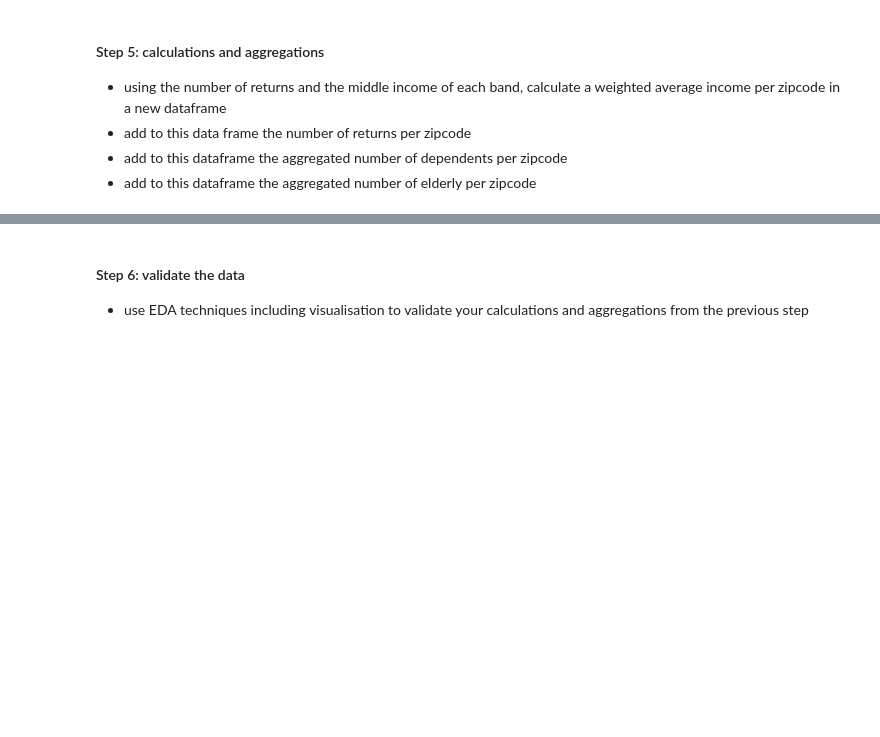
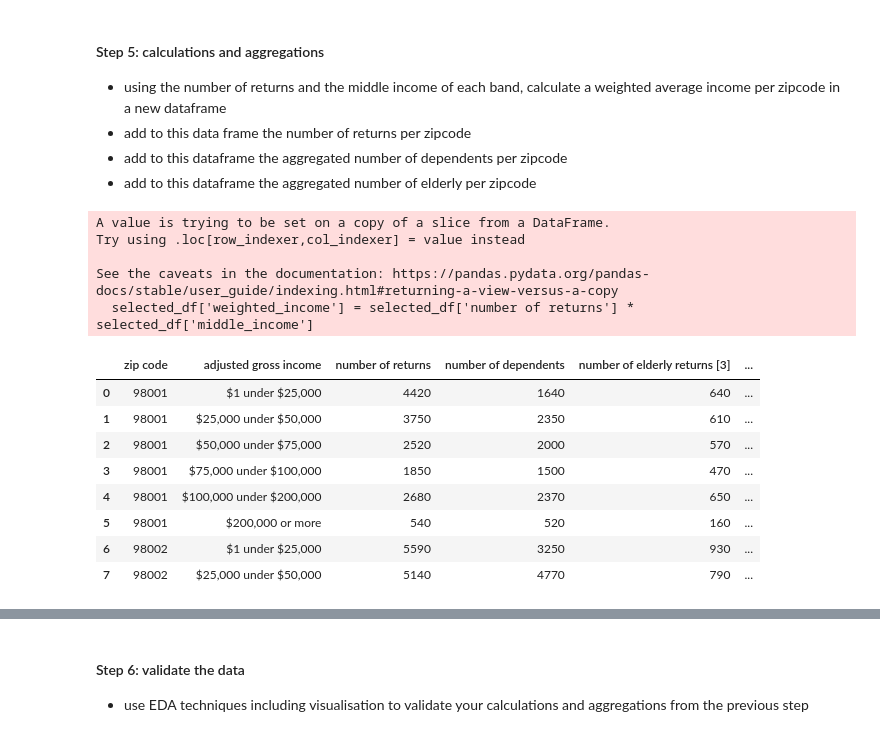
Before and after one commit to rahmxd/my_da_repo, a Jupyter notebook: Week 9 Project/D5_data_wrangling_income.ipynb, the cells around one changed output, grey strips where cells are left out. Cells and saved outputs as stored; diff of their text form; code cells hidden in the pictures; blank space fills up the shorter version.

```diff
--- a/Week 9 Project/D5_data_wrangling_income.ipynb
+++ b/Week 9 Project/D5_data_wrangling_income.ipynb
@@ -209,3 +209,23 @@ See the caveats in the documentation: https://pandas.pydata.org/pandas-docs/stab
 - add to this data frame the number of returns per zipcode
 - add to this dataframe the aggregated number of dependents per zipcode
 - add to this dataframe the aggregated number of elderly per zipcode
+# %%
+
+selected_df['weighted_income'] = selected_df['number of returns'] * selected_df['middle_income']
+
+selected_df.head(8)
+# %% [output]
+A value is trying to be set on a copy of a slice from a DataFrame.
+Try using .loc[row_indexer,col_indexer] = value instead
+
+See the caveats in the documentation: https://pandas.pydata.org/pandas-docs/stable/user_guide/indexing.html#returning-a-view-versus-a-copy
+  selected_df['weighted_income'] = selected_df['number of returns'] * selected_df['middle_income']
+|  | zip code | adjusted gross income | number of returns | number of dependents | number of elderly returns [3] | ... |
+| 0 | 98001 | $1 under $25,000 | 4420 | 1640 | 640 | ... |
+| 1 | 98001 | $25,000 under $50,000 | 3750 | 2350 | 610 | ... |
+| 2 | 98001 | $50,000 under $75,000 | 2520 | 2000 | 570 | ... |
+| 3 | 98001 | $75,000 under $100,000 | 1850 | 1500 | 470 | ... |
+| 4 | 98001 | $100,000 under $200,000 | 2680 | 2370 | 650 | ... |
+| 5 | 98001 | $200,000 or more | 540 | 520 | 160 | ... |
+| 6 | 98002 | $1 under $25,000 | 5590 | 3250 | 930 | ... |
+| 7 | 98002 | $25,000 under $50,000 | 5140 | 4770 | 790 | ... |
```
Also changed, not shown: parts of 7 cells of this notebook.
